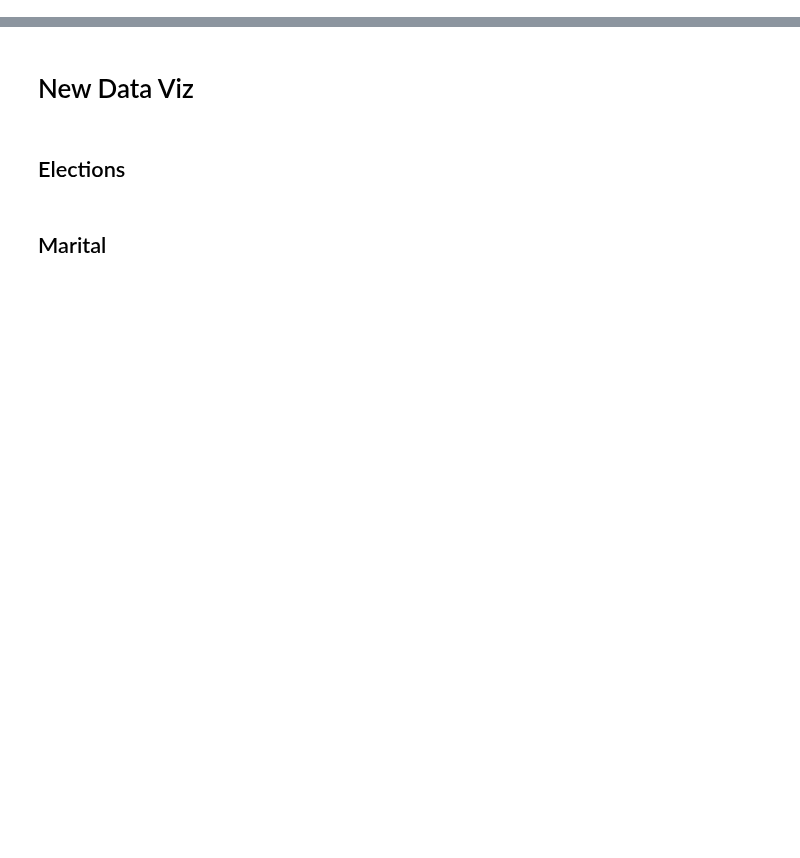
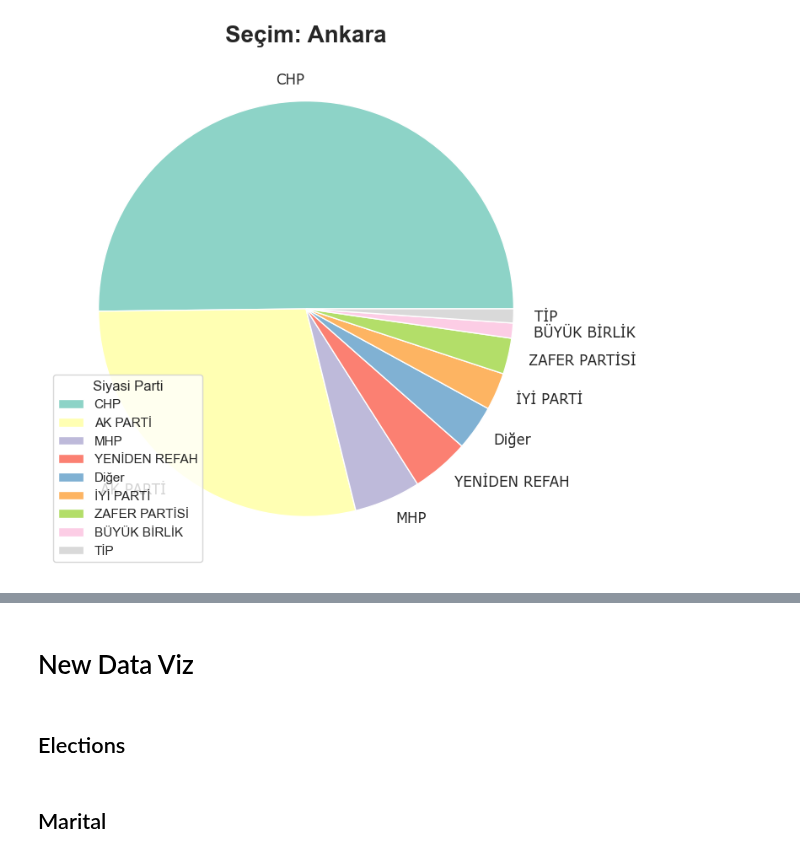
Before and after one commit to Zakerous76/analythings-viz-2-fastAPI-integration, a Jupyter notebook: plotly-py-viz-fastapi/developement.ipynb, the cells around one changed output, grey strips where cells are left out. Saved outputs shown, nothing was run; the diff lists cells and outputs as text; code cells hidden in the pictures; blank space fills up the shorter version.

```diff
--- a/plotly-py-viz-fastapi/developement.ipynb
+++ b/plotly-py-viz-fastapi/developement.ipynb
@@ -123,0 +391,4 @@ df_election[(df_election["il kayit no"]==1)].sum()[7:-2]
+# %%
+population_election_plot(df_election, city_code=6)
+# %% [output]
+[figure, added]
```
Also changed, not shown: parts of 6 cells of this notebook, 8 other files.
